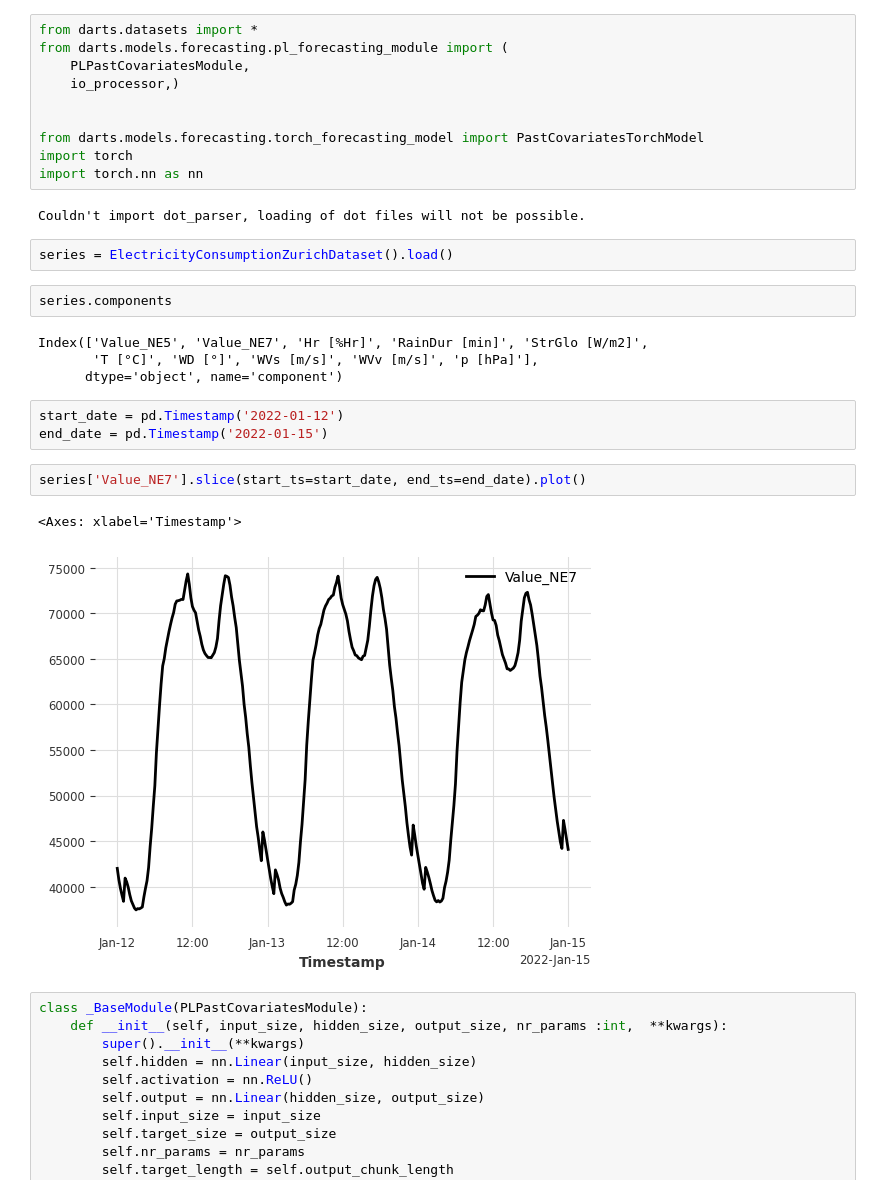
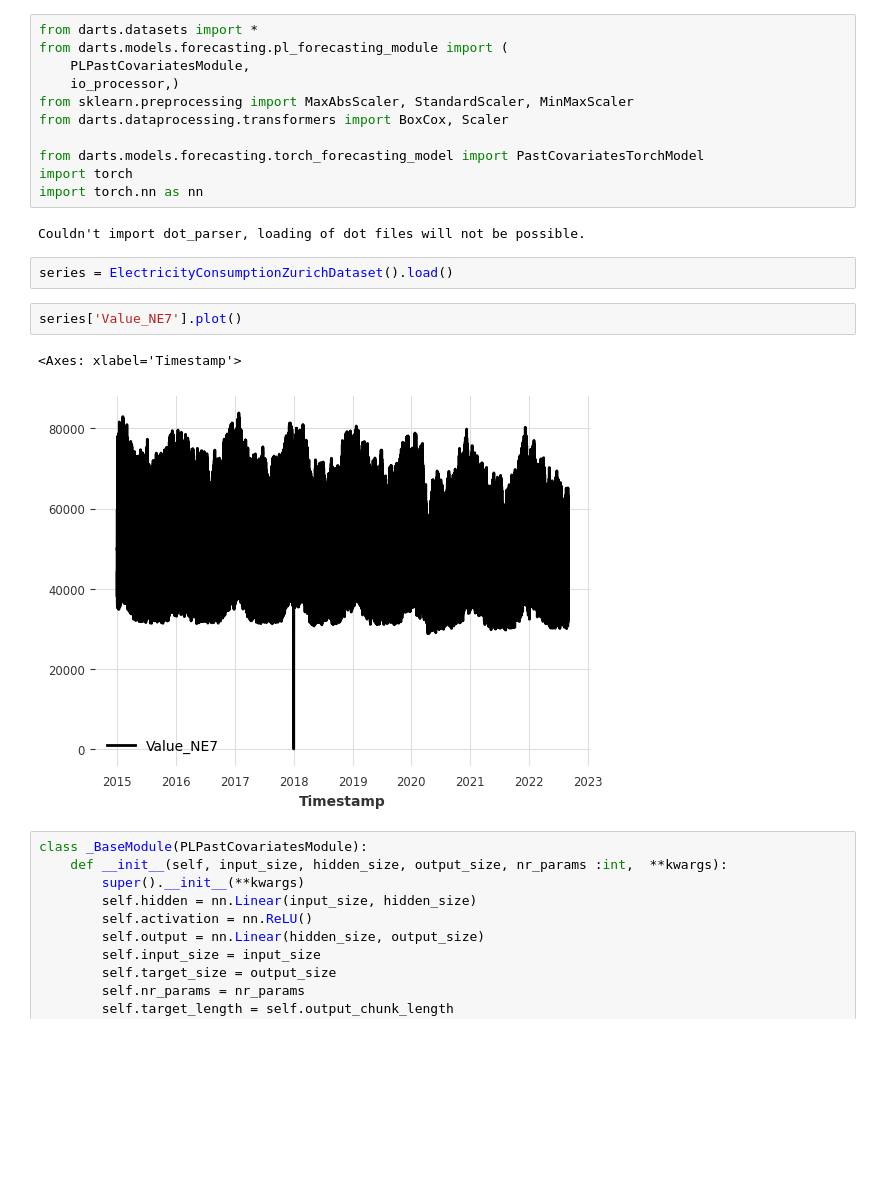
Before and after one commit to MaximeBesson71/TimeSeriesForecasting, a Jupyter notebook: test.ipynb, the cells around one changed output. Cells and saved outputs as stored; diff of their text form; blank space fills up the shorter version.

```diff
--- a/test.ipynb
+++ b/test.ipynb
@@ -3,7 +3,8 @@ from darts.datasets import *
 from darts.models.forecasting.pl_forecasting_module import (
     PLPastCovariatesModule,
     io_processor,)
-
+from sklearn.preprocessing import MaxAbsScaler, StandardScaler, MinMaxScaler
+from darts.dataprocessing.transformers import BoxCox, Scaler
 
 from darts.models.forecasting.torch_forecasting_model import PastCovariatesTorchModel
 import torch
@@ -12,20 +13,11 @@ import torch.nn as nn
 Couldn't import dot_parser, loading of dot files will not be possible.
 # %%
 series = ElectricityConsumptionZurichDataset().load()
-# %%
-series.components
-# %% [output]
-Index(['Value_NE5', 'Value_NE7', 'Hr [%Hr]', 'RainDur [min]', 'StrGlo [W/m2]',
-       'T [°C]', 'WD [°]', 'WVs [m/s]', 'WVv [m/s]', 'p [hPa]'],
-      dtype='object', name='component')
-# %%
-start_date = pd.Timestamp('2022-01-12')
-end_date = pd.Timestamp('2022-01-15')
 # %%
-series['Value_NE7'].slice(start_ts=start_date, end_ts=end_date).plot()
+series['Value_NE7'].plot()
 # %% [output]
 <Axes: xlabel='Timestamp'>
-[figure, old version]
+[figure, new version]
 # %%
 class _BaseModule(PLPastCovariatesModule):
     def __init__(self, input_size, hidden_size, output_size, nr_params :int,  **kwargs):
```
Also changed, not shown: parts of 21 cells of this notebook, 6 other files.
